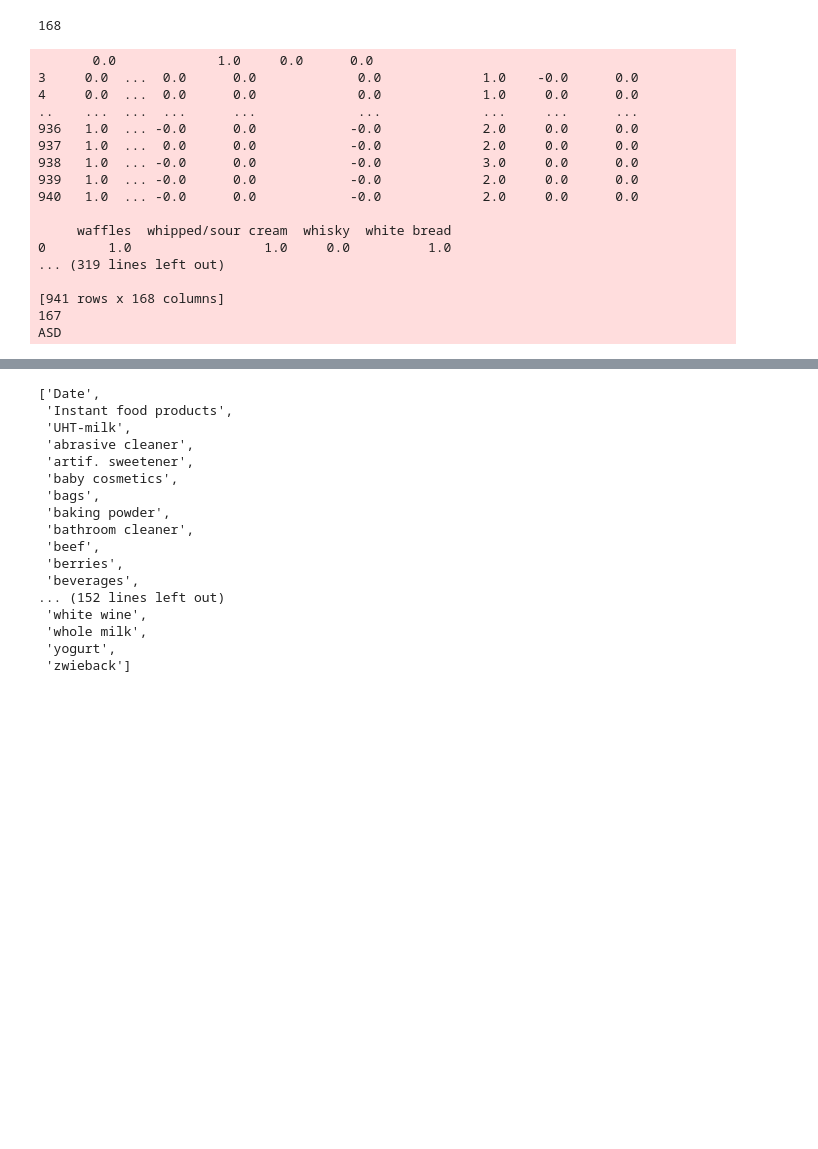
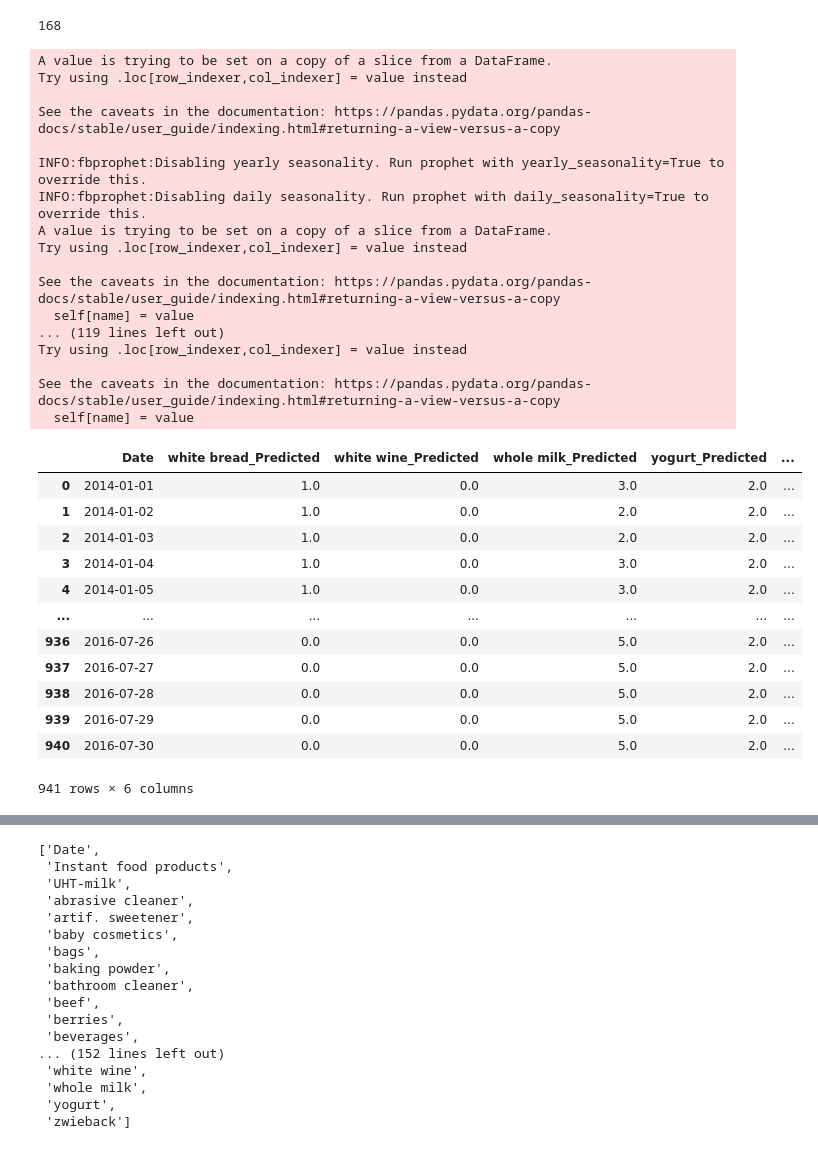
Before and after one commit to MuratCKoc/salesinsider, a Jupyter notebook: ProphetsPrediction.ipynb, the cells around one changed output, grey strips where cells are left out. Cells and saved outputs as stored; diff of their text form; code cells hidden in the pictures; blank space fills up the shorter version.

Commit message:
previous_ data prediction

```diff
--- a/ProphetsPrediction.ipynb
+++ b/ProphetsPrediction.ipynb
@@ -40,7 +40,7 @@ predictions_records = dict()
 # %%
 for j in range(727, len(grouped_df.index)):
    # Predict thru all transactions.
-  for i in range (1, len(grouped_df.columns)):
+  for i in range (165, len(grouped_df.columns)):
     prophet_df = grouped_df[["Date", grouped_df.columns[i]]]
     prophet_df.columns = ["ds", 'y']
     prophet_df['ds'] = pd.to_datetime(prophet_df.ds,format='%d-%m-%Y')
@@ -50,42 +50,57 @@ for j in range(727, len(grouped_df.index)):
     forecast = model.predict(future)
     predicted_df = forecast[["ds", "yhat"]]
     predicted_df.yhat = predicted_df.yhat.round()
-    predicted_df.rename({})
-    predicted_df = predicted_df.rename( columns={"ds": "Date", "yhat": grouped_df.columns[i]})
+
+    predicted_ColName = grouped_df.columns[i]+"_Predicted"
+    predicted_df = predicted_df.rename( columns={"ds": "Date", "yhat": predicted_ColName})
 
     print(predicted_df)
     #initialize container df
     if len(master_df.index) == 0:
       master_df = predicted_df.copy()
     else:
-      master_df = pd.merge(master_df, predicted_df, on="Date")
+      #master_df = pd.merge(master_df, predicted_df, on="Date")
+      colName = grouped_df.columns[i]
+      master_df[colName] = grouped_df[colName]
+      master_df[predicted_ColName] = predicted_df[predicted_ColName]
 
     if i == len(grouped_df.columns):
       break
     print (master_df)
-  #save the records
-  #predictions_records.push(master_df.to_dict('records'))
-  master_df.to_csv("salesinsider/data/prophet1.csv")
-  master_df.to_json(r'salesinsider/data/prophet1.json', orient='records')
+
   print(i)
 print("ASD")
 # %% [output]
-       0.0             1.0     0.0      0.0
-3     0.0  ...  0.0      0.0             0.0             1.0    -0.0      0.0
-4     0.0  ...  0.0      0.0             0.0             1.0     0.0      0.0
-..    ...  ...  ...      ...             ...             ...     ...      ...
-936   1.0  ... -0.0      0.0            -0.0             2.0     0.0      0.0
-937   1.0  ...  0.0      0.0            -0.0             2.0     0.0      0.0
-938   1.0  ... -0.0      0.0            -0.0             3.0     0.0      0.0
-939   1.0  ... -0.0      0.0            -0.0             2.0     0.0      0.0
-940   1.0  ... -0.0      0.0            -0.0             2.0     0.0      0.0
+A value is trying to be set on a copy of a slice from a DataFrame.
+Try using .loc[row_indexer,col_indexer] = value instead
 
-     waffles  whipped/sour cream  whisky  white bread
-0        1.0                 1.0     0.0          1.0
-... (319 lines left out)
+See the caveats in the documentation: https://pandas.pydata.org/pandas-docs/stable/user_guide/indexing.html#returning-a-view-versus-a-copy
 
-[941 rows x 168 columns]
-167
-ASD
+INFO:fbprophet:Disabling yearly seasonality. Run prophet with yearly_seasonality=True to override this.
+INFO:fbprophet:Disabling daily seasonality. Run prophet with daily_seasonality=True to override this.
+A value is trying to be set on a copy of a slice from a DataFrame.
+Try using .loc[row_indexer,col_indexer] = value instead
+
+See the caveats in the documentation: https://pandas.pydata.org/pandas-docs/stable/user_guide/indexing.html#returning-a-view-versus-a-copy
+  self[name] = value
+... (119 lines left out)
+Try using .loc[row_indexer,col_indexer] = value instead
+
+See the caveats in the documentation: https://pandas.pydata.org/pandas-docs/stable/user_guide/indexing.html#returning-a-view-versus-a-copy
+  self[name] = value
-# %%
-predictions_list  = master_df.set_index('Date').to_dict('list')
+# %%
+master_df
+# %% [output]
+|  | Date | white bread_Predicted | white wine_Predicted | whole milk_Predicted | yogurt_Predicted | ... |
+| 0 | 2014-01-01 | 1.0 | 0.0 | 3.0 | 2.0 | ... |
+| 1 | 2014-01-02 | 1.0 | 0.0 | 2.0 | 2.0 | ... |
+| 2 | 2014-01-03 | 1.0 | 0.0 | 2.0 | 2.0 | ... |
+| 3 | 2014-01-04 | 1.0 | 0.0 | 3.0 | 2.0 | ... |
+| 4 | 2014-01-05 | 1.0 | 0.0 | 3.0 | 2.0 | ... |
+| ... | ... | ... | ... | ... | ... | ... |
+| 936 | 2016-07-26 | 0.0 | 0.0 | 5.0 | 2.0 | ... |
+| 937 | 2016-07-27 | 0.0 | 0.0 | 5.0 | 2.0 | ... |
+| 938 | 2016-07-28 | 0.0 | 0.0 | 5.0 | 2.0 | ... |
+| 939 | 2016-07-29 | 0.0 | 0.0 | 5.0 | 2.0 | ... |
+| 940 | 2016-07-30 | 0.0 | 0.0 | 5.0 | 2.0 | ... |
+941 rows × 6 columns
```
Also changed, not shown: parts of 5 cells of this notebook, 2 other files.
